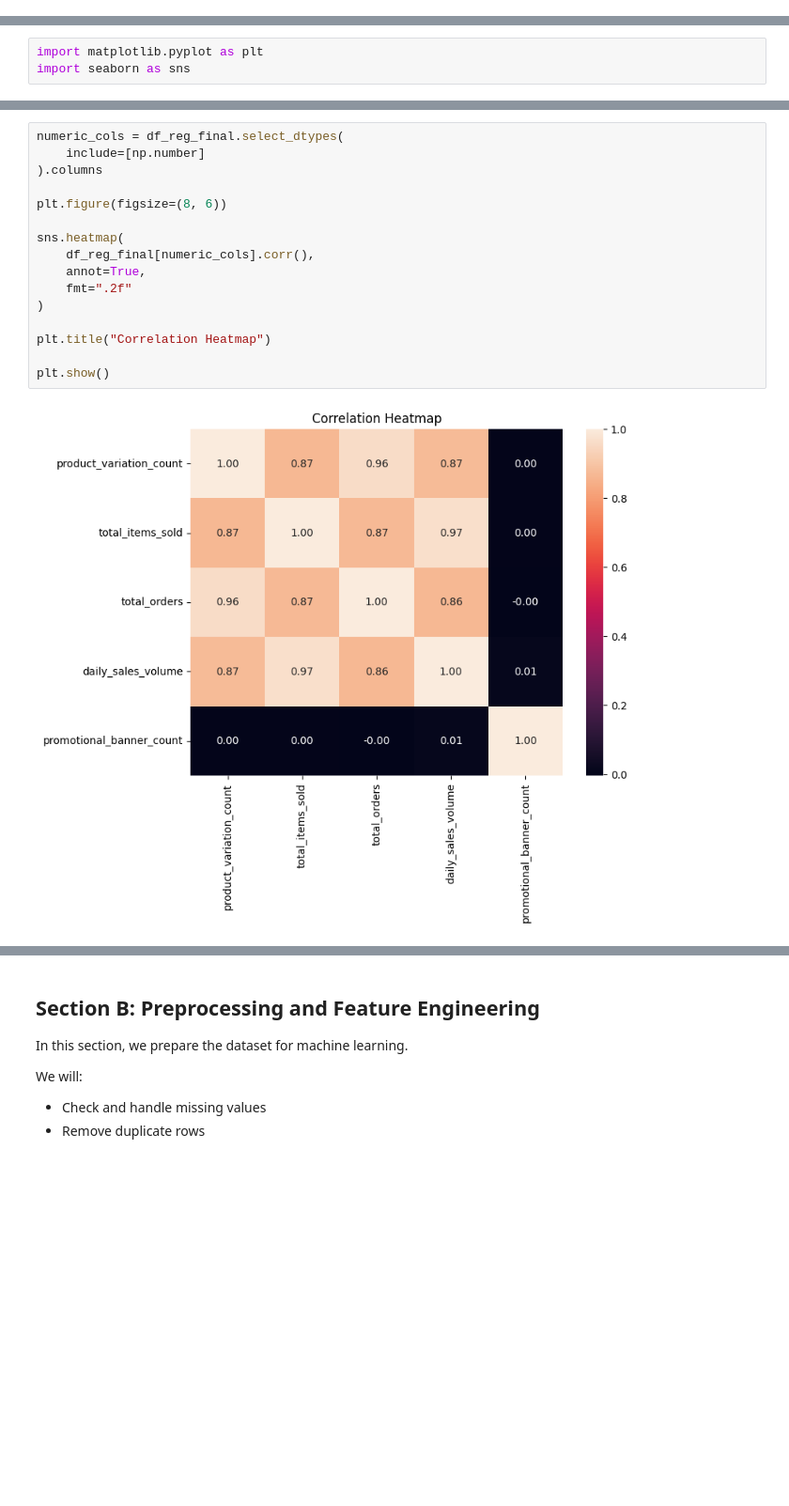
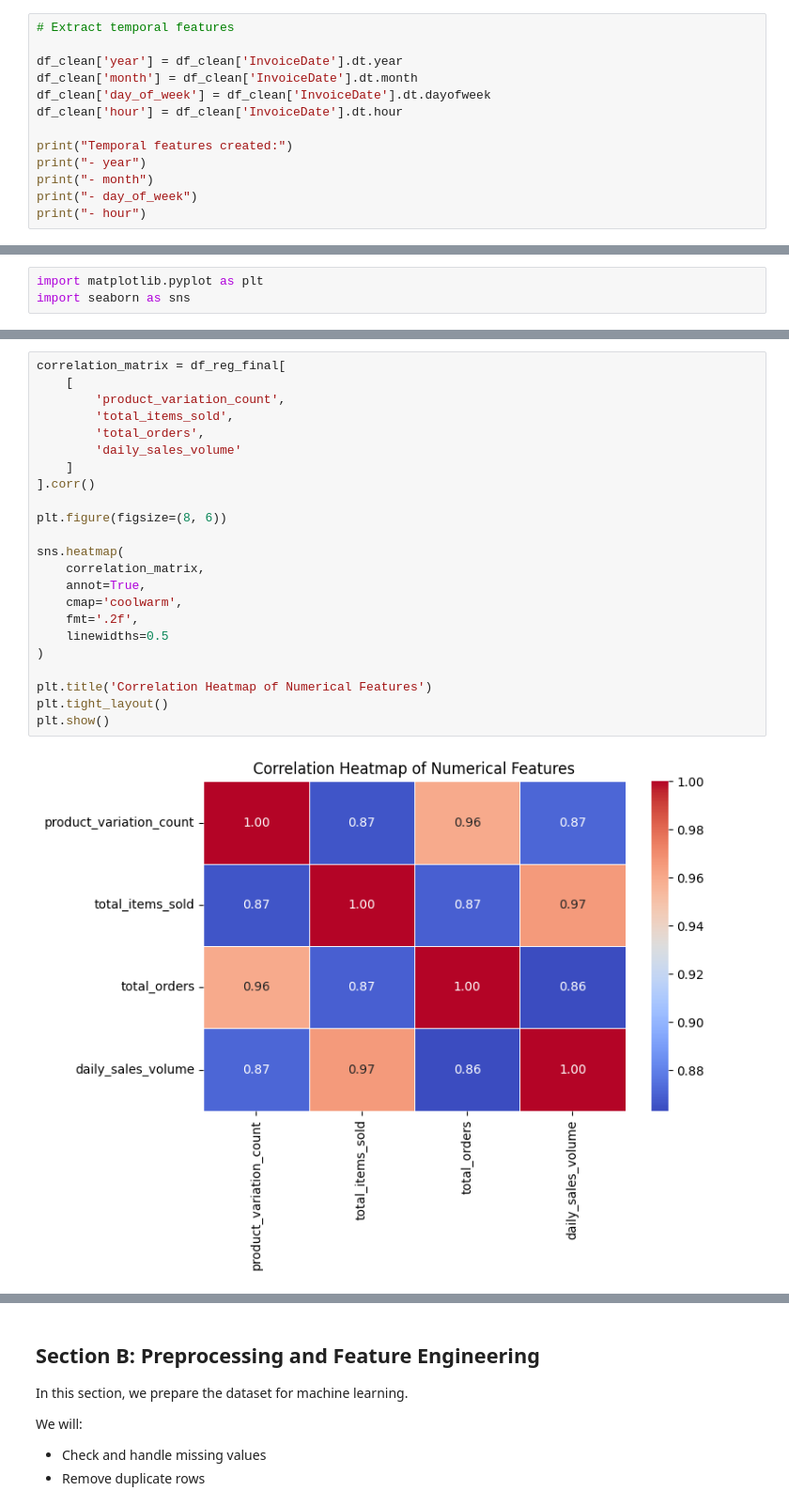
Before and after one commit to MR7star/ML-Capstone-Project, a Jupyter notebook: notebooks/regression.ipynb, the cells around one changed output, grey strips where cells are left out. Shown at 94% size. Saved outputs shown, nothing was run; the diff lists cells and outputs as text; blank space fills up the shorter version.

```diff
--- a/notebooks/regression.ipynb
+++ b/notebooks/regression.ipynb
@@ -98,0 +120,13 @@ Date was extracted from InvoiceDate
+# %%
+# Extract temporal features
+
+df_clean['year'] = df_clean['InvoiceDate'].dt.year
+df_clean['month'] = df_clean['InvoiceDate'].dt.month
+df_clean['day_of_week'] = df_clean['InvoiceDate'].dt.dayofweek
+df_clean['hour'] = df_clean['InvoiceDate'].dt.hour
+
+print("Temporal features created:")
+print("- year")
+print("- month")
+print("- day_of_week")
+print("- hour")
@@ -276,19 +411,26 @@ A value close to 1 means a strong positive relationship, while a value close to
 # %%
-numeric_cols = df_reg_final.select_dtypes(
-    include=[np.number]
-).columns
+correlation_matrix = df_reg_final[
+    [
+        'product_variation_count',
+        'total_items_sold',
+        'total_orders',
+        'daily_sales_volume'
+    ]
+].corr()
 
 plt.figure(figsize=(8, 6))
 
 sns.heatmap(
-    df_reg_final[numeric_cols].corr(),
+    correlation_matrix,
     annot=True,
-    fmt=".2f"
+    cmap='coolwarm',
+    fmt='.2f',
+    linewidths=0.5
 )
 
-plt.title("Correlation Heatmap")
-
+plt.title('Correlation Heatmap of Numerical Features')
+plt.tight_layout()
 plt.show()
 # %% [output]
-[figure, old version]
+[figure, new version]
 # %% [markdown]
```
Also changed, not shown: parts of 55 cells of this notebook, 1 other file.
